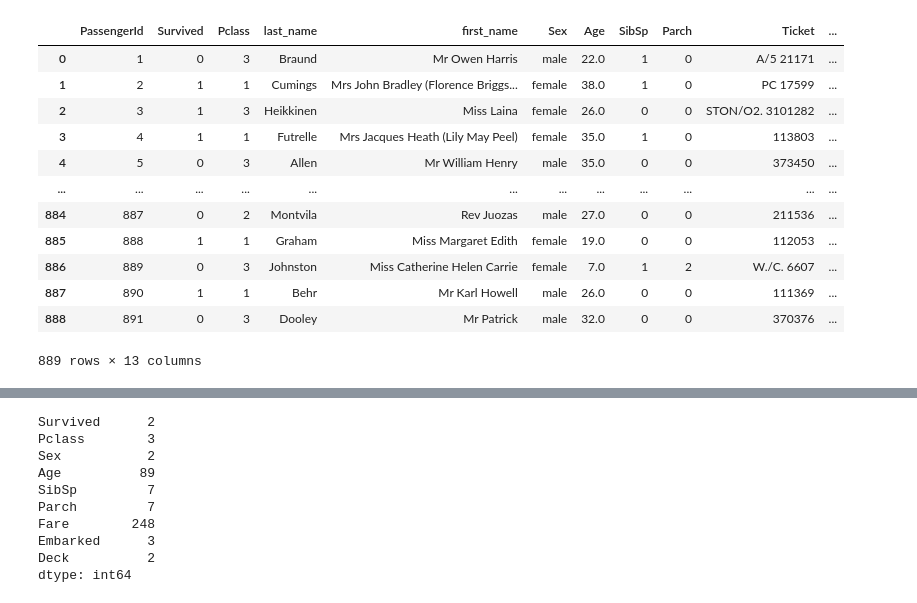
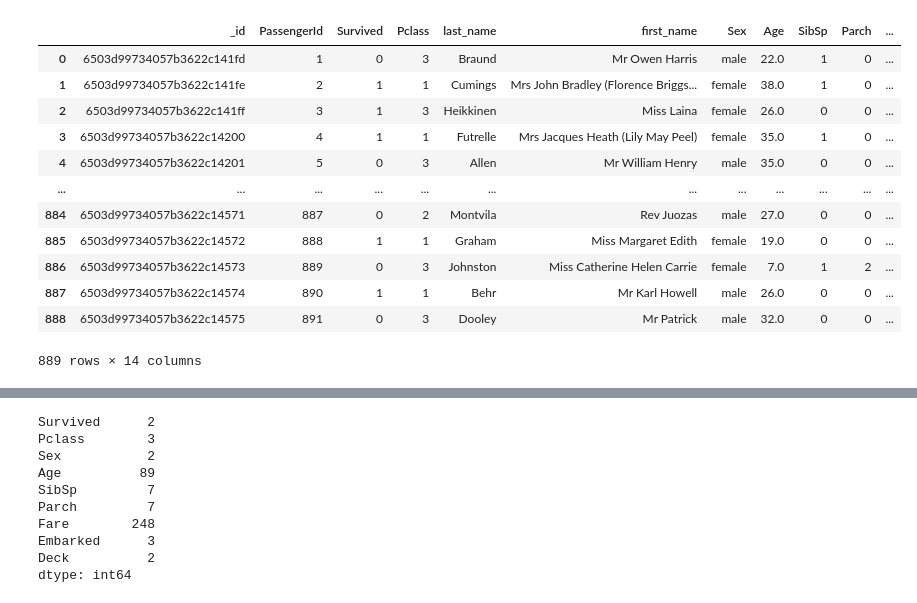
Before and after one commit to Mariomtz0713/Project-4, a Jupyter notebook: Titanic/Notebooks/prediction_model_optimization.ipynb, the cells around one changed output, grey strips where cells are left out. Drawn from its saved outputs; the diff is of its cells as text; code cells hidden in the pictures.

```diff
--- a/Titanic/Notebooks/prediction_model_optimization.ipynb
+++ b/Titanic/Notebooks/prediction_model_optimization.ipynb
@@ -4,20 +4,4 @@ from sklearn.model_selection import train_test_split
 from sklearn.preprocessing import StandardScaler
 import pandas as pd
 import tensorflow as tf
-
-train_df = pd.read_csv('../Resources/train_clean.csv')
-train_df
+import pymongo
-# %% [output]
-|  | PassengerId | Survived | Pclass | last_name | first_name | Sex | Age | SibSp | Parch | Ticket | ... |
-| 0 | 1 | 0 | 3 | Braund | Mr Owen Harris | male | 22.0 | 1 | 0 | A/5 21171 | ... |
-| 1 | 2 | 1 | 1 | Cumings | Mrs John Bradley (Florence Briggs... | female | 38.0 | 1 | 0 | PC 17599 | ... |
-| 2 | 3 | 1 | 3 | Heikkinen | Miss Laina | female | 26.0 | 0 | 0 | STON/O2. 3101282 | ... |
-| 3 | 4 | 1 | 1 | Futrelle | Mrs Jacques Heath (Lily May Peel) | female | 35.0 | 1 | 0 | 113803 | ... |
-| 4 | 5 | 0 | 3 | Allen | Mr William Henry | male | 35.0 | 0 | 0 | 373450 | ... |
-| ... | ... | ... | ... | ... | ... | ... | ... | ... | ... | ... | ... |
-| 884 | 887 | 0 | 2 | Montvila | Rev Juozas | male | 27.0 | 0 | 0 | 211536 | ... |
-| 885 | 888 | 1 | 1 | Graham | Miss Margaret Edith | female | 19.0 | 0 | 0 | 112053 | ... |
-| 886 | 889 | 0 | 3 | Johnston | Miss Catherine Helen Carrie | female | 7.0 | 1 | 2 | W./C. 6607 | ... |
-| 887 | 890 | 1 | 1 | Behr | Mr Karl Howell | male | 26.0 | 0 | 0 | 111369 | ... |
-| 888 | 891 | 0 | 3 | Dooley | Mr Patrick | male | 32.0 | 0 | 0 | 370376 | ... |
-889 rows × 13 columns
@@ -24,2 +12,20 @@ train_df
+# %%
+# Reading in dataframe
+train_df = pd.DataFrame(list(client.titanic.train.find()))
+train_df
+# %% [output]
+|  | _id | PassengerId | Survived | Pclass | last_name | first_name | Sex | Age | SibSp | Parch | ... |
+| 0 | 6503d99734057b3622c141fd | 1 | 0 | 3 | Braund | Mr Owen Harris | male | 22.0 | 1 | 0 | ... |
+| 1 | 6503d99734057b3622c141fe | 2 | 1 | 1 | Cumings | Mrs John Bradley (Florence Briggs... | female | 38.0 | 1 | 0 | ... |
+| 2 | 6503d99734057b3622c141ff | 3 | 1 | 3 | Heikkinen | Miss Laina | female | 26.0 | 0 | 0 | ... |
+| 3 | 6503d99734057b3622c14200 | 4 | 1 | 1 | Futrelle | Mrs Jacques Heath (Lily May Peel) | female | 35.0 | 1 | 0 | ... |
+| 4 | 6503d99734057b3622c14201 | 5 | 0 | 3 | Allen | Mr William Henry | male | 35.0 | 0 | 0 | ... |
+| ... | ... | ... | ... | ... | ... | ... | ... | ... | ... | ... | ... |
+| 884 | 6503d99734057b3622c14571 | 887 | 0 | 2 | Montvila | Rev Juozas | male | 27.0 | 0 | 0 | ... |
+| 885 | 6503d99734057b3622c14572 | 888 | 1 | 1 | Graham | Miss Margaret Edith | female | 19.0 | 0 | 0 | ... |
+| 886 | 6503d99734057b3622c14573 | 889 | 0 | 3 | Johnston | Miss Catherine Helen Carrie | female | 7.0 | 1 | 2 | ... |
+| 887 | 6503d99734057b3622c14574 | 890 | 1 | 1 | Behr | Mr Karl Howell | male | 26.0 | 0 | 0 | ... |
+| 888 | 6503d99734057b3622c14575 | 891 | 0 | 3 | Dooley | Mr Patrick | male | 32.0 | 0 | 0 | ... |
+889 rows × 14 columns
 # %%
 # Dropping non-beneficial ID columns
```
Also changed, not shown: parts of 3 cells of this notebook, 3 other files.
